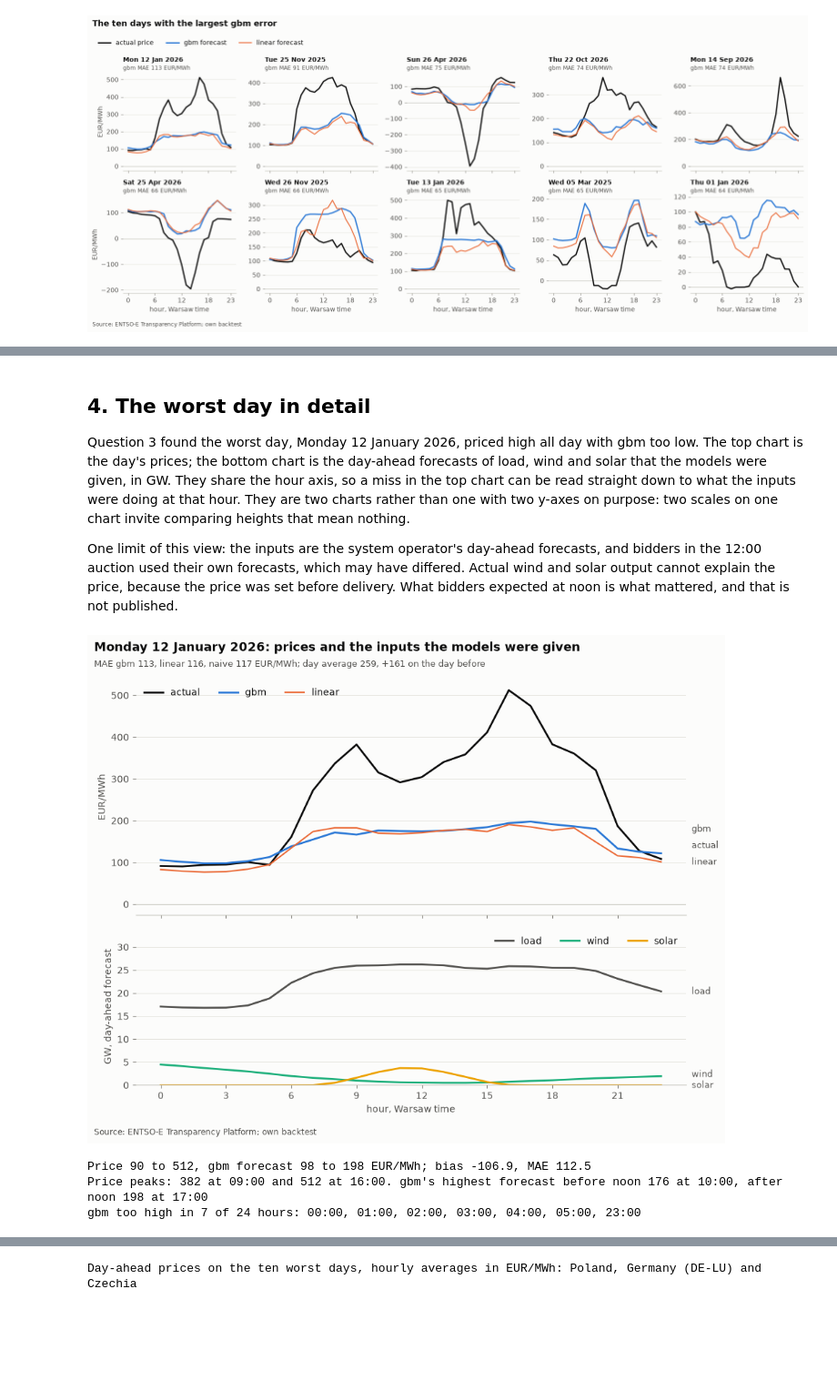
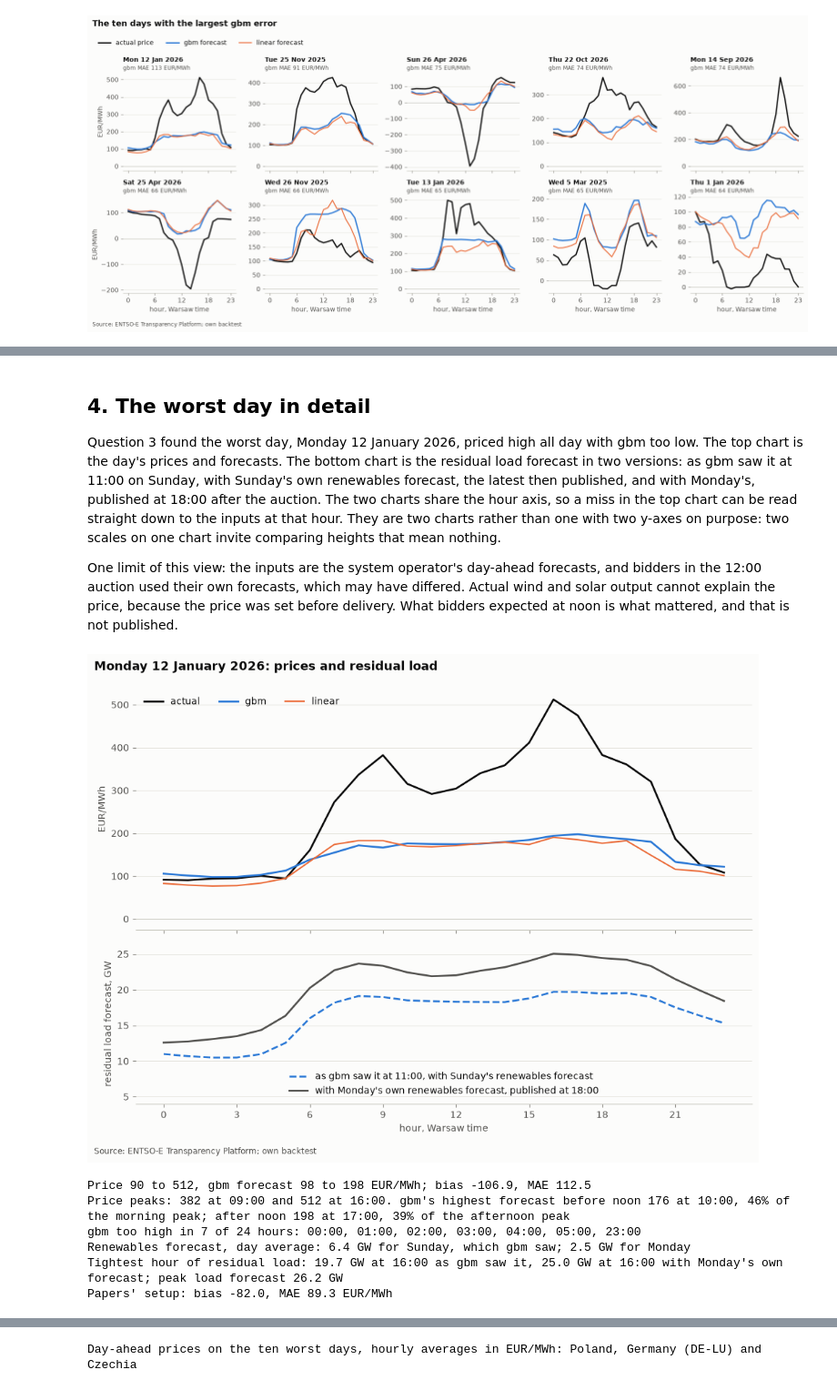
Before and after one commit to Tomek72/pl-dayahead, a Jupyter notebook: notebooks/02_post_mortem.ipynb, the cells around one changed output, grey strips where cells are left out. Shown at 91% size. Saved outputs shown, nothing was run; the diff lists cells and outputs as text; code cells hidden in the pictures; blank space fills up the shorter version.

```diff
--- a/notebooks/02_post_mortem.ipynb
+++ b/notebooks/02_post_mortem.ipynb
@@ -100,14 +125,13 @@ gbm's MAE over all hours is 21.18 EUR/MWh, but an average does not show how the
 # %%
-# One row per delivery day: each model's MAE, gbm's bias, the price and forecast range, and the
-# day's average inputs. The worst days are picked from this table.
+# One row per delivery day: each model's MAE, gbm's bias, the price and forecast range, and day d's average
+# wind forecast. The worst days are picked from this table.
 daily = wide.groupby('day').agg(
     mae_gbm=('abs_gbm', 'mean'), mae_linear=('abs_linear', 'mean'), mae_naive=('abs_naive_weekly', 'mean'),
     mae_papers=('abs_gbm_papers', 'mean'), bias_gbm=('err_gbm', 'mean'),
     actual_mean=('actual', 'mean'), actual_min=('actual', 'min'), actual_max=('actual', 'max'),
-    gbm_min=('gbm', 'min'), gbm_max=('gbm', 'max'),
-    wind_gw=('wind_fcst', 'mean'), solar_gw=('solar_fcst', 'mean'), load_gw=('load_fcst', 'mean'),
+    gbm_min=('gbm', 'min'), gbm_max=('gbm', 'max'), wind_gw=('wind_fcst', 'mean'),
 )
-daily[['wind_gw', 'solar_gw', 'load_gw']] /= GW
+daily['wind_gw'] /= GW
 
 # The previous calendar day's average price, looked up by date so a missing day can never
 # make a day compare itself with the wrong neighbour.
@@ -121,12 +145,12 @@ daily['holiday'] = is_holiday(daily.index.to_series()).to_numpy()
 N_WORST = round(len(daily) / 100)
 worst = daily.sort_values('mae_gbm', ascending=False).head(N_WORST)
 
-# How large the daily error is on a typical day and on bad days, for both models.
+# How large the daily error is on the median day and on bad days, for both models.
 levels = [0.5, 0.9, 0.99, 1.0]
 spread = pd.DataFrame(
     {'Gradient-boosted trees (gbm)': daily['mae_gbm'].quantile(levels).to_numpy(),
      'Linear model': daily['mae_linear'].quantile(levels).to_numpy()},
-    index=['Typical day (median)', '1 day in 10 is worse than', '1 day in 100 is worse than', 'Worst day'],
+    index=['median day', '90th percentile', '99th percentile', 'worst day'],
 )
 median_day = daily['mae_gbm'].median()
 print(f"The worst 1% of days, studied from question 3 on: {N_WORST} days, with gbm's MAE from "
@@ -429,72 +470,68 @@ plt.show()
 # %% [markdown]
 ## 4. The worst day in detail
 
-Question 3 found the worst day, Monday 12 January 2026, priced high all day with gbm too low. The top chart is the day's prices; the bottom chart is the day-ahead forecasts of load, wind and solar that the models were given, in GW. They share the hour axis, so a miss in the top chart can be read straight down to what the inputs were doing at that hour. They are two charts rather than one with two y-axes on purpose: two scales on one chart invite comparing heights that mean nothing.
+Question 3 found the worst day, Monday 12 January 2026, priced high all day with gbm too low. The top chart is the day's prices and forecasts. The bottom chart is the residual load forecast in two versions: as gbm saw it at 11:00 on Sunday, with Sunday's own renewables forecast, the latest then published, and with Monday's, published at 18:00 after the auction. The two charts share the hour axis, so a miss in the top chart can be read straight down to the inputs at that hour. They are two charts rather than one with two y-axes on purpose: two scales on one chart invite comparing heights that mean nothing.
 
 One limit of this view: the inputs are the system operator's day-ahead forecasts, and bidders in the 12:00 auction used their own forecasts, which may have differed. Actual wind and solar output cannot explain the price, because the price was set before delivery. What bidders expected at noon is what mattered, and that is not published.
 # %%
 DAY = worst.index[0]  # the worst day; replace with any date to inspect it
 d = wide[wide['day'] == DAY].sort_values('ts_utc')
-
-
-def label_ends(ax, items, min_gap=0.07):
-    # Write each series name just right of its last point, in text colour, nudging labels
-    # apart when the lines end close together. items: (name, last y value).
-    ymin, ymax = ax.get_ylim()
-    placed = []
-    for name, y_end in sorted(items, key=lambda item: item[1]):
-        pos = (y_end - ymin) / (ymax - ymin)  # position as a fraction of the axis height
-        if placed and pos - placed[-1] < min_gap:
-            pos = placed[-1] + min_gap
-        placed.append(pos)
-        ax.text(1.01, pos, name, transform=ax.transAxes, va='center', fontsize=9, color=INK_2)
-
+before = DAY - pd.Timedelta(days=1)  # the renewables forecast gbm saw is the one for this day
 
 fig, (top, bottom) = plt.subplots(2, 1, figsize=(10, 7.5), sharex=True, gridspec_kw={'height_ratios': [3, 2]})
 
 top.axhline(0, color=BASELINE, lw=0.8)
 for name, width in [('actual', 2), ('gbm', 2), ('linear', 1.5)]:
     top.plot(d['hour'], d[name], color=SERIES[name], lw=width, label=name)
 top.set_ylabel('EUR/MWh')
-top.legend(loc='best', ncol=3)
-label_ends(top, [(name, d[name].iloc[-1]) for name in ['actual', 'gbm', 'linear']])
+top.legend(loc='upper left', ncol=3)
 
-for name, column in [('load', 'load_fcst'), ('wind', 'wind_fcst'), ('solar', 'solar_fcst')]:
-    bottom.plot(d['hour'], d[column] / GW, color=INPUTS[name], lw=2, label=name)
-bottom.set_ylim(0, d[['load_fcst', 'wind_fcst', 'solar_fcst']].max().max() / GW * 1.3)  # headroom for the legend
-bottom.set_ylabel('GW, day-ahead forecast')
+# Residual load in two versions: as gbm saw it at 11:00 (in gbm's colour), and with day d's own renewables forecast.
+bottom.plot(d['hour'], d['residual_seen'] / GW, color=SERIES['gbm'], lw=2, ls='--',
+            label=f"as gbm saw it at 11:00, with {before:%A}'s renewables forecast")
+bottom.plot(d['hour'], d['residual_load_fcst'] / GW, color=INK_2, lw=2,
+            label=f"with {DAY:%A}'s own renewables forecast, published at 18:00")
+low = min(d['residual_seen'].min(), d['residual_load_fcst'].min()) / GW
+high = max(d['residual_seen'].max(), d['residual_load_fcst'].max()) / GW
+bottom.set_ylim(low - 0.45 * (high - low), high + 0.1 * (high - low))  # room for the legend below the lines
+bottom.set_ylabel('residual load forecast, GW')
 bottom.set_xlabel('hour, Warsaw time')
 bottom.set_xticks(range(0, 24, 3))
-bottom.legend(loc='best', ncol=3)
-label_ends(bottom, [(name, d[column].iloc[-1] / GW) for name, column in
-                    [('load', 'load_fcst'), ('wind', 'wind_fcst'), ('solar', 'solar_fcst')]])
+bottom.legend(loc='lower center', ncol=1)
 
-row = daily.loc[DAY]
-fig.text(0.01, 0.985, f"{DAY:%A %d %B %Y}: prices and the inputs the models were given", fontsize=13,
-         fontweight='bold', va='top')
-fig.text(0.01, 0.95, f"MAE gbm {row['mae_gbm']:.0f}, linear {row['mae_linear']:.0f}, naive {row['mae_naive']:.0f} "
-         f"EUR/MWh; day average {row['actual_mean']:.0f}, {row['jump']:+.0f} on the day before",
-         fontsize=9.5, color=INK_2, va='top')
+fig.text(0.01, 0.985, f"{DAY:%A} {DAY.day} {DAY:%B %Y}: prices and residual load", fontsize=13, fontweight='bold',
+         va='top')
 fig.text(0.01, 0.01, SOURCE, fontsize=8.5, color=INK_2)
-fig.tight_layout(rect=(0, 0.03, 0.95, 0.93))
+fig.tight_layout(rect=(0, 0.03, 1, 0.95))
 fig.savefig(FIG_DIR / 'worst_day_detail.png', dpi=150)
 plt.show()
 
 # The numbers behind the chart.
 too_high = d.loc[d['err_gbm'] > 0, 'hour']
 am, pm = d[d['hour'] < 12], d[d['hour'] >= 12]
 print(f"Price {d['actual'].min():.0f} to {d['actual'].max():.0f}, gbm forecast {d['gbm'].min():.0f} to "
       f"{d['gbm'].max():.0f} EUR/MWh; bias {d['err_gbm'].mean():.1f}, MAE {d['abs_gbm'].mean():.1f}")
 print(f"Price peaks: {am['actual'].max():.0f} at {am.loc[am['actual'].idxmax(), 'hour']:02d}:00 and "
       f"{pm['actual'].max():.0f} at {pm.loc[pm['actual'].idxmax(), 'hour']:02d}:00. gbm's highest forecast before "
-      f"noon {am['gbm'].max():.0f} at {am.loc[am['gbm'].idxmax(), 'hour']:02d}:00, after noon {pm['gbm'].max():.0f} at "
-      f"{pm.loc[pm['gbm'].idxmax(), 'hour']:02d}:00")
+      f"noon {am['gbm'].max():.0f} at {am.loc[am['gbm'].idxmax(), 'hour']:02d}:00, "
+      f"{100 * am['gbm'].max() / am['actual'].max():.0f}% of the morning peak; after noon {pm['gbm'].max():.0f} at "
+      f"{pm.loc[pm['gbm'].idxmax(), 'hour']:02d}:00, {100 * pm['gbm'].max() / pm['actual'].max():.0f}% of the afternoon peak")
 print(f"gbm too high in {len(too_high)} of {len(d)} hours: " + ', '.join(f'{h:02d}:00' for h in too_high))
+print(f"Renewables forecast, day average: {d['res_fcst_lag_1d'].mean() / GW:.1f} GW for {before:%A}, which gbm saw; "
+      f"{d['res_fcst'].mean() / GW:.1f} GW for {DAY:%A}")
+seen_hour, own_hour = d.loc[d['residual_seen'].idxmax()], d.loc[d['residual_load_fcst'].idxmax()]
+print(f"Tightest hour of residual load: {seen_hour['residual_seen'] / GW:.1f} GW at {int(seen_hour['hour']):02d}:00 as "
+      f"gbm saw it, {own_hour['residual_load_fcst'] / GW:.1f} GW at {int(own_hour['hour']):02d}:00 with {DAY:%A}'s own "
+      f"forecast; peak load forecast {d['load_fcst'].max() / GW:.1f} GW")
+print(f"Papers' setup: bias {d['err_gbm_papers'].mean():.1f}, MAE {d['abs_gbm_papers'].mean():.1f} EUR/MWh")
 # %% [output]
-[figure, old version]
+[figure, new version]
 Price 90 to 512, gbm forecast 98 to 198 EUR/MWh; bias -106.9, MAE 112.5
-Price peaks: 382 at 09:00 and 512 at 16:00. gbm's highest forecast before noon 176 at 10:00, after noon 198 at 17:00
+Price peaks: 382 at 09:00 and 512 at 16:00. gbm's highest forecast before noon 176 at 10:00, 46% of the morning peak; after noon 198 at 17:00, 39% of the afternoon peak
 gbm too high in 7 of 24 hours: 00:00, 01:00, 02:00, 03:00, 04:00, 05:00, 23:00
+Renewables forecast, day average: 6.4 GW for Sunday, which gbm saw; 2.5 GW for Monday
+Tightest hour of residual load: 19.7 GW at 16:00 as gbm saw it, 25.0 GW at 16:00 with Monday's own forecast; peak load forecast 26.2 GW
+Papers' setup: bias -82.0, MAE 89.3 EUR/MWh
 # %% [markdown]
 **On 12 January 2026 prices rose to 382 EUR/MWh at 09:00 and 512 at 16:00, while gbm's forecast stayed between 98 and 198.** The day fell in a frost, with daytime temperatures around −10°C and Polish demand at record levels: reports cite PSE figures of about 27.5 to 27.6 GW net on 9 and 12 January, though they differ on which day set the record ([enerad](https://enerad.pl/rekordowe-zapotrzebowanie-na-moc-w-kse-276-gw-netto-w-styczniu-2026/), [GLOBEnergia](https://globenergia.pl/polska-energetyka-z-nowym-rekordem-zapotrzebowania-na-moc/), [Spider's Web](https://spidersweb.pl/2026/02/energetyczne-rekordy-polski.html)).
 
```
Also changed, not shown: parts of 39 cells of this notebook, 4 other files.
